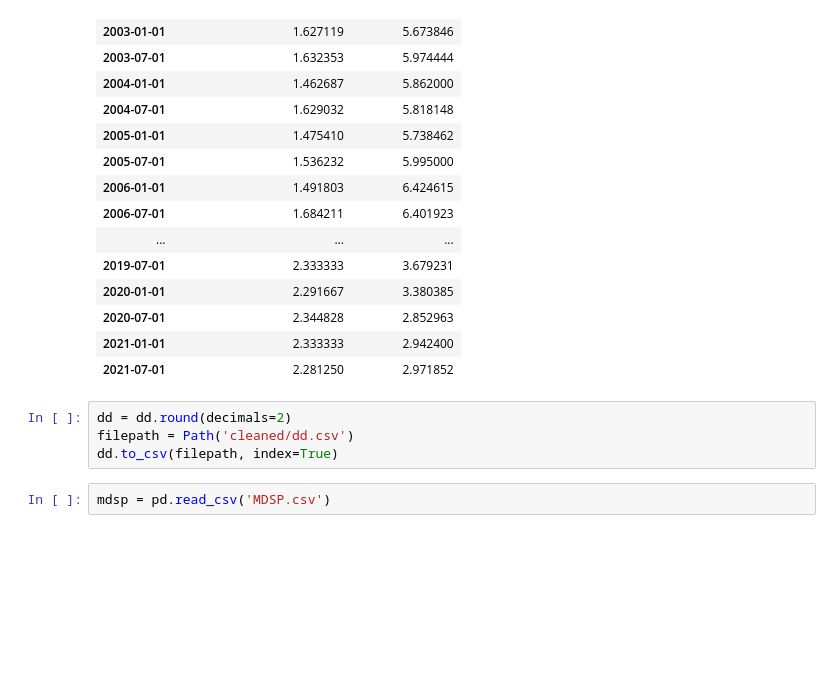
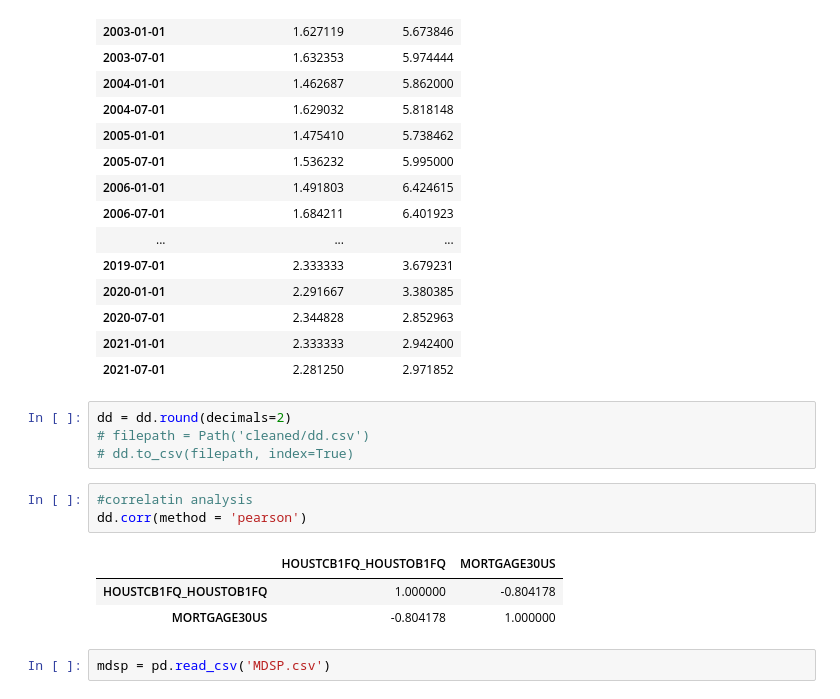
Before and after one commit to rishitsaraf/ushousing-datasciencemodel, a Jupyter notebook: data/data_cleaning.ipynb, the cells around one changed output. Drawn from its saved outputs; the diff is of its cells as text; blank space fills up the shorter version.

```diff
--- a/data/data_cleaning.ipynb
+++ b/data/data_cleaning.ipynb
@@ -627,8 +627,15 @@ dd
 | 2021-07-01 | 2.281250 | 2.971852 |
 # %%
 dd = dd.round(decimals=2)
-filepath = Path('cleaned/dd.csv')
-dd.to_csv(filepath, index=True)
+# filepath = Path('cleaned/dd.csv')
+# dd.to_csv(filepath, index=True)
+# %%
+#correlatin analysis
+dd.corr(method = 'pearson')
+# %% [output]
+|  | HOUSTCB1FQ_HOUSTOB1FQ | MORTGAGE30US |
+| HOUSTCB1FQ_HOUSTOB1FQ | 1.000000 | -0.804178 |
+| MORTGAGE30US | -0.804178 | 1.000000 |
 # %%
 mdsp = pd.read_csv('MDSP.csv')
 # %%
```
Also changed, not shown: parts of 15 cells of this notebook, 22 other files.
